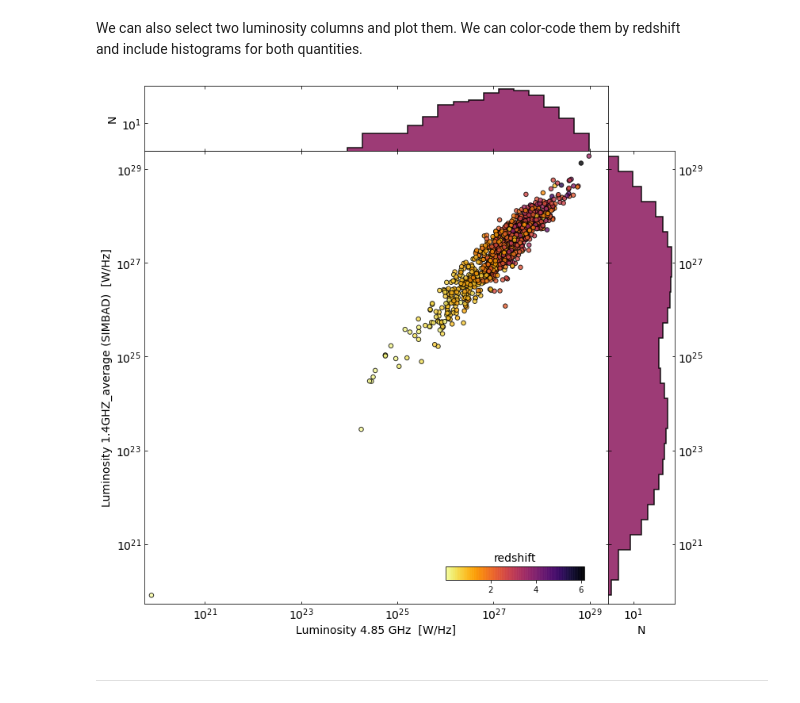
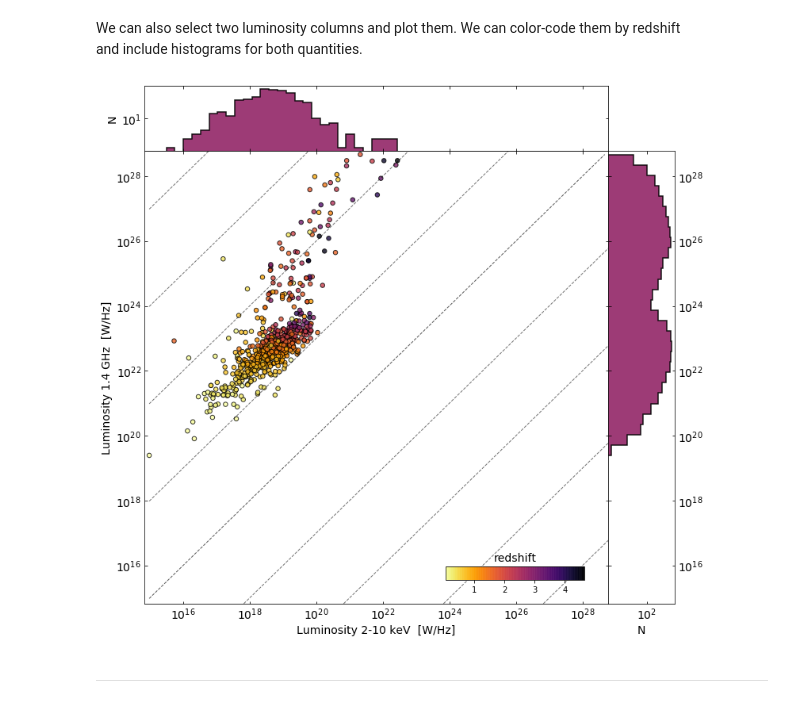
Before and after one commit to racarvajal/work_notes, a Jupyter notebook: Analyze_high_z_cat.ipynb, the cells around one changed output. Cells and saved outputs as stored; diff of their text form; code cells hidden in the pictures.

```diff
--- a/Analyze_high_z_cat.ipynb
+++ b/Analyze_high_z_cat.ipynb
@@ -237,3 +327,15 @@ counts_lums[:10]
+# %%
+replace_I_band = np.nanmedian([merged_lums_catalog_df['Luminosity I'].values, lums_catalog_df['LUMINOSITY_I'].values], axis=0)
+merged_lums_catalog_df['Luminosity I'].replace(replace_I_band, inplace=True)
+# %%
+replace_J_band = np.nanmedian([merged_lums_catalog_df['Luminosity J'].values, lums_catalog_df['LUMINOSITY_J'].values], axis=0)
+merged_lums_catalog_df['Luminosity J'].replace(replace_J_band, inplace=True)
+# %%
+replace_K_band = np.nanmedian([merged_lums_catalog_df['Luminosity K'].values, lums_catalog_df['LUMINOSITY_J'].values], axis=0)
+merged_lums_catalog_df['Luminosity K'].replace(replace_J_band, inplace=True)
+# %%
+replace_250GHz = np.nanmedian([merged_lums_catalog_df['Luminosity 1300 microns'].values, lums_catalog_df['LUMINOSITY_250GHZ'].values], axis=0)
+merged_lums_catalog_df['Luminosity 1300 microns'].replace(replace_250GHz, inplace=True)
 # %% [markdown]
 ---
 # %% [markdown]
@@ -378,17 +483,17 @@ if add_histograms_flag:
 # col_b = lum_names[23]
 
 # Select columns by name
-col_a       = "Luminosity 4.85 GHz"
-col_b       = "LUMINOSITY_1.4GHZ_average"
+col_a       = "Luminosity 2-10 keV"
+col_b       = "Luminosity 1.4 GHz"
 
 # Obtain luminosities and the cross-match between them
-lum_a       = lums_catalog_df[col_a]
-lum_b       = lums_catalog_df[col_b]
+lum_a       = merged_lums_catalog_df[col_a]
+lum_b       = merged_lums_catalog_df[col_b]
 common_vals = np.multiply(lum_a, lum_b)
 
 # Create log bins for log-scale histograms
 min_val     = np.nanmin([lum_a[np.isfinite(common_vals)].min(), lum_b[np.isfinite(common_vals)].min()])
-max_val     = np.nanmax([lum_b[np.isfinite(common_vals)].max(), lum_b[np.isfinite(common_vals)].max()])
+max_val     = np.nanmax([lum_a[np.isfinite(common_vals)].max(), lum_b[np.isfinite(common_vals)].max()])
 bins_a      = np.logspace(np.log10(lum_a[np.isfinite(common_vals)].values.min()), np.log10(lum_a[np.isfinite(common_vals)].values.max()), 30)
 bins_b      = np.logspace(np.log10(lum_b[np.isfinite(common_vals)].values.min()), np.log10(lum_b[np.isfinite(common_vals)].values.max()), 30)
 
@@ -408,39 +513,45 @@ ax1.tick_params(which='both',top=True, right=True, direction='in')
 ax1.tick_params(axis='both', which='major', labelsize=14)
 
 sc          = ax1.scatter(lum_a, lum_b, c=redshift, cmap='inferno_r', s=30, alpha=0.80, edgecolor='black')
+
+# Add 1-1 line and parallels for comparison
+ax1.plot([min_val, max_val], [min_val, max_val], ls='dashed', color='k', alpha=0.65, lw=1)
+for factor in [1e3, 1e6, 1e9, 1e12]:
+    ax1.plot([min_val, max_val], [min_val*factor, max_val*factor], ls='dashed', color='k', alpha=0.55, lw=1)
+    ax1.plot([min_val, max_val*factor], [min_val/factor, max_val], ls='dashed', color='k', alpha=0.55, lw=1)
 
 # Create colorbar and plot it
 cbaxes      = inset_axes(ax1, width="30%", height="3%", loc=4, borderpad=3)
 clb         = plt.colorbar(sc, cax=cbaxes, orientation='horizontal')
 # clb.set_label('redshift', size=14)
 clb.ax.set_title('redshift', size=14)
 
 ax1.set_aspect('auto', share=False, adjustable='box')
 
 if add_histograms_flag:
     # Plot vertical histogram
     hist(lum_b.values, bins=bins_b, orientation='horizontal', ax=ax2, histtype='stepfilled', alpha=0.9, color=dark_color, ec='k', lw=1.5, hatch='')
     ax2.set_xscale('log')
     ax2.set_yscale('log')
     ax2.set_xlabel('N', size=14)
 
     # Plot horizontal histogram
     hist(lum_a.values, bins=bins_a, orientation='vertical', ax=ax3, histtype='stepfilled', alpha=0.9, color=dark_color, ec='k', lw=1.5, hatch='')
     ax3.set_xscale('log')
     ax3.set_yscale('log')
     ax3.set_ylabel('N', size=14)
 
     # Modify ticks
     ax2.tick_params(axis='both', which='major', labelsize=14)
     ax3.tick_params(axis='both', which='major', labelsize=14)
     plt.setp(ax2.get_yticklabels(), visible=False)
     plt.setp(ax3.get_xticklabels(), visible=False)
     ax2.tick_params(which='both',top=True, right=True, direction='in', labelright=True)
     ax3.tick_params(which='both',top=True, right=True, direction='in')
 
     plt.subplots_adjust(wspace=0.0, hspace=0.0)
 # %% [output]
-[figure, old version]
+[figure, new version]
 # %% [markdown]
 ---
 # %% [markdown]
```
Also changed, not shown: parts of 123 cells of this notebook.
